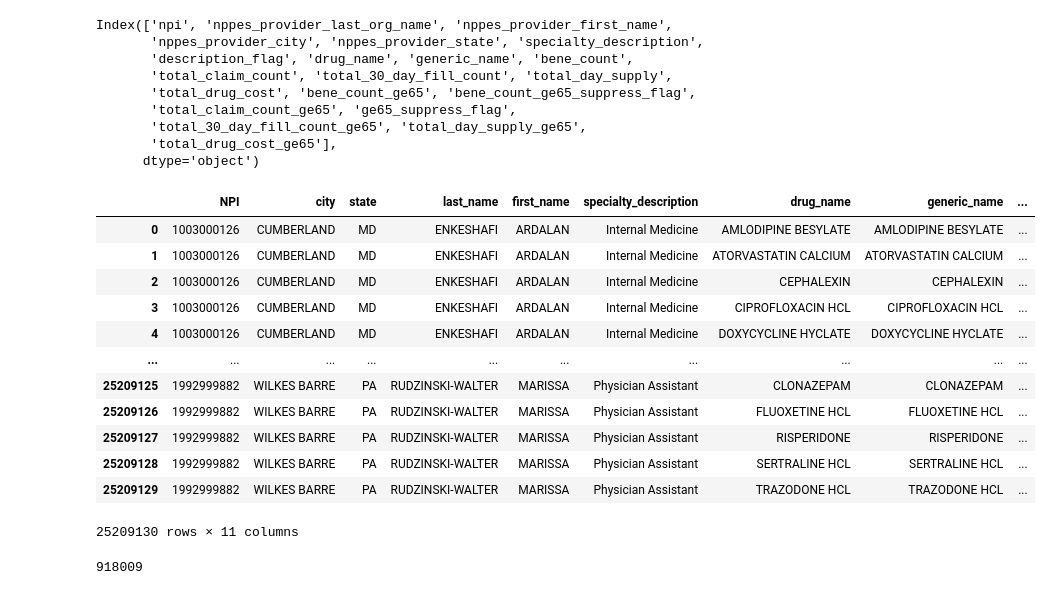
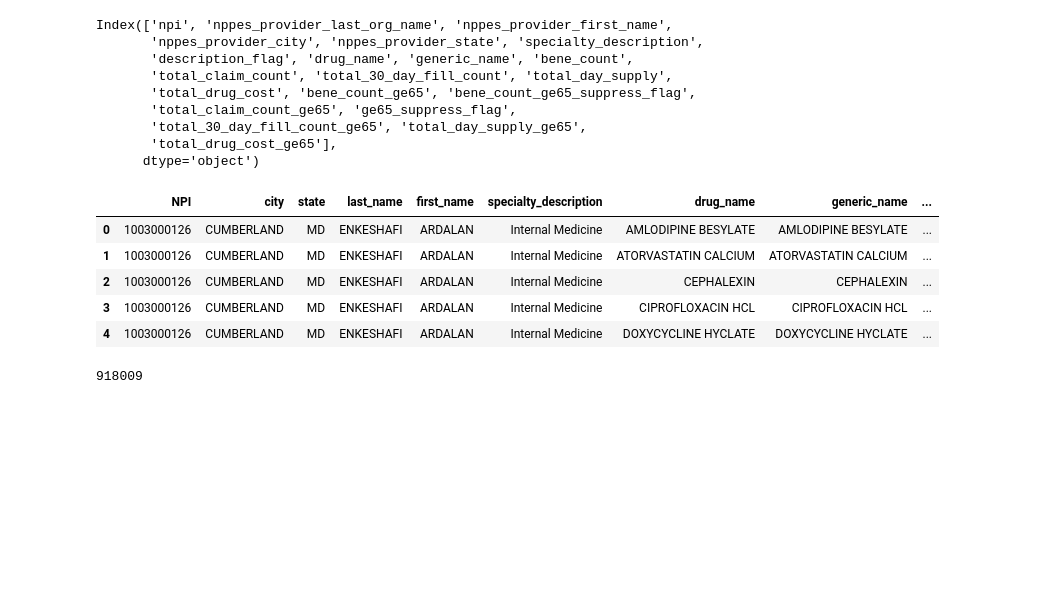
Before and after one commit to Umangi0705/GA-DSI-Medicare-fraud-detection-, a Jupyter notebook: final_data.ipynb, the cells around one changed output. Saved outputs shown, nothing was run; the diff lists cells and outputs as text; code cells hidden in the pictures; blank space fills up the shorter version.

```diff
--- a/final_data.ipynb
+++ b/final_data.ipynb
@@ -54,19 +55,12 @@ data=data[['npi','nppes_provider_city','nppes_provider_state',
 data=data.rename(columns={'npi':'NPI','nppes_provider_first_name':'first_name', 'nppes_provider_last_org_name':'last_name',
              'nppes_provider_city':'city','nppes_provider_state':'state'})
 # %%
-data
+data.head()
 # %% [output]
 |  | NPI | city | state | last_name | first_name | specialty_description | drug_name | generic_name | ... |
 | 0 | 1003000126 | CUMBERLAND | MD | ENKESHAFI | ARDALAN | Internal Medicine | AMLODIPINE BESYLATE | AMLODIPINE BESYLATE | ... |
 | 1 | 1003000126 | CUMBERLAND | MD | ENKESHAFI | ARDALAN | Internal Medicine | ATORVASTATIN CALCIUM | ATORVASTATIN CALCIUM | ... |
 | 2 | 1003000126 | CUMBERLAND | MD | ENKESHAFI | ARDALAN | Internal Medicine | CEPHALEXIN | CEPHALEXIN | ... |
 | 3 | 1003000126 | CUMBERLAND | MD | ENKESHAFI | ARDALAN | Internal Medicine | CIPROFLOXACIN HCL | CIPROFLOXACIN HCL | ... |
 | 4 | 1003000126 | CUMBERLAND | MD | ENKESHAFI | ARDALAN | Internal Medicine | DOXYCYCLINE HYCLATE | DOXYCYCLINE HYCLATE | ... |
-| ... | ... | ... | ... | ... | ... | ... | ... | ... | ... |
-| 25209125 | 1992999882 | WILKES BARRE | PA | RUDZINSKI-WALTER | MARISSA | Physician Assistant | CLONAZEPAM | CLONAZEPAM | ... |
-| 25209126 | 1992999882 | WILKES BARRE | PA | RUDZINSKI-WALTER | MARISSA | Physician Assistant | FLUOXETINE HCL | FLUOXETINE HCL | ... |
-| 25209127 | 1992999882 | WILKES BARRE | PA | RUDZINSKI-WALTER | MARISSA | Physician Assistant | RISPERIDONE | RISPERIDONE | ... |
-| 25209128 | 1992999882 | WILKES BARRE | PA | RUDZINSKI-WALTER | MARISSA | Physician Assistant | SERTRALINE HCL | SERTRALINE HCL | ... |
-| 25209129 | 1992999882 | WILKES BARRE | PA | RUDZINSKI-WALTER | MARISSA | Physician Assistant | TRAZODONE HCL | TRAZODONE HCL | ... |
-25209130 rows × 11 columns
 # %%
```
Also changed, not shown: parts of 50 cells of this notebook, 9 other files.
